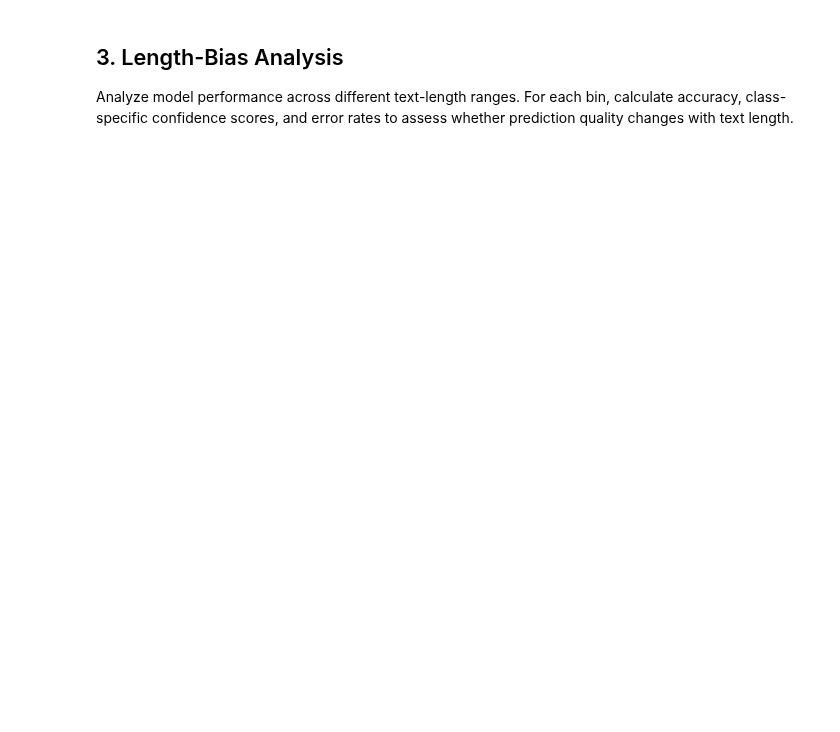
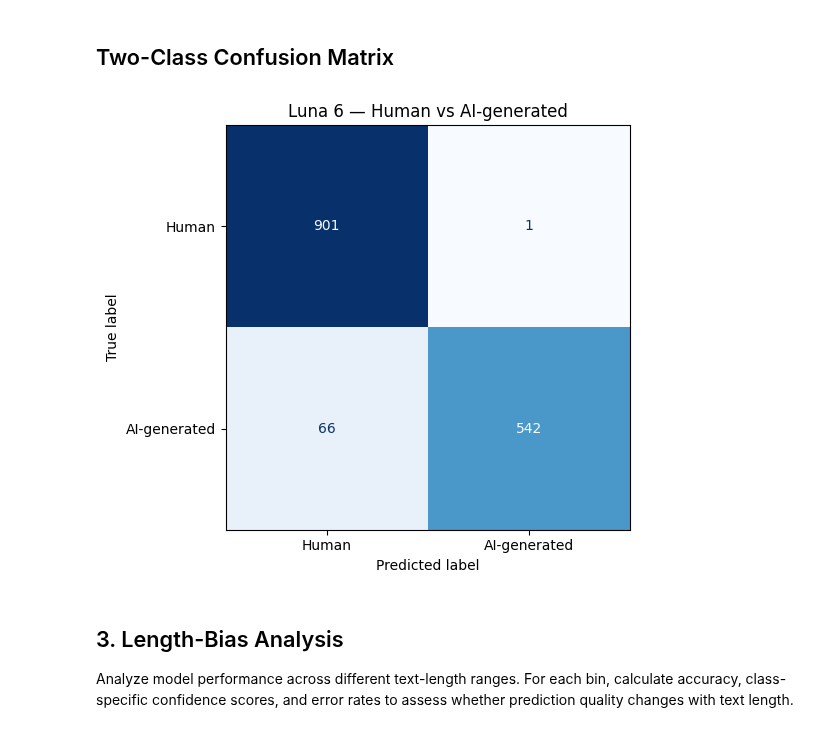
Before and after one commit to HassanHijaze/german-ai-text-detector-from-scratch, a Jupyter notebook: 05_luna-6-baseline/GPT_baseline.ipynb, the cells around one changed output. Drawn from its saved outputs; the diff is of its cells as text; code cells hidden in the pictures; blank space fills up the shorter version.

```diff
--- a/05_luna-6-baseline/GPT_baseline.ipynb
+++ b/05_luna-6-baseline/GPT_baseline.ipynb
@@ -505,3 +382,69 @@ Confusion Matrix Table:
+# %% [markdown]
+## Two-Class Confusion Matrix
+# %%
+
+binary = valid[
+    valid["true_label"].isin([0, 1])
+    & valid["predicted_label"].isin([0, 1])
+].copy()
+
+y_true_binary = binary["true_label"]
+y_pred_binary = binary["predicted_label"]
+
+cm_binary = confusion_matrix(
+    y_true_binary,
+    y_pred_binary,
+    labels=[0, 1],
+)
+
+# Save numerical table
+binary_table = pd.DataFrame(
+    cm_binary,
+    index=[
+        "true Human",
+        "true AI-generated",
+    ],
+    columns=[
+        "pred Human",
+        "pred AI-generated",
+    ],
+)
+
+binary_table.to_csv(
+    RESULTS_DIR / "luna6-confusion-matrix-human-ai.csv"
+)
+
+# Plot
+fig, ax = plt.subplots(figsize=(6, 5))
+
+ConfusionMatrixDisplay(
+    confusion_matrix=cm_binary,
+    display_labels=[
+        "Human",
+        "AI-generated",
+    ],
+).plot(
+    ax=ax,
+    cmap="Blues",
+    values_format=",d",
+    colorbar=False,
+)
+
+ax.set_title("Luna 6 — Human vs AI-generated")
+ax.set_xlabel("Predicted label")
+ax.set_ylabel("True label")
+
+fig.tight_layout()
+
+fig.savefig(
+    RESULTS_DIR / "luna6-confusion-matrix-human-ai.png",
+    dpi=300,
+    bbox_inches="tight",
+)
+
+plt.show()
+# %% [output]
+[figure, added]
 # %% [markdown]
 ## 3. Length-Bias Analysis
 
```
Also changed, not shown: parts of 14 cells of this notebook, 10 other files.
